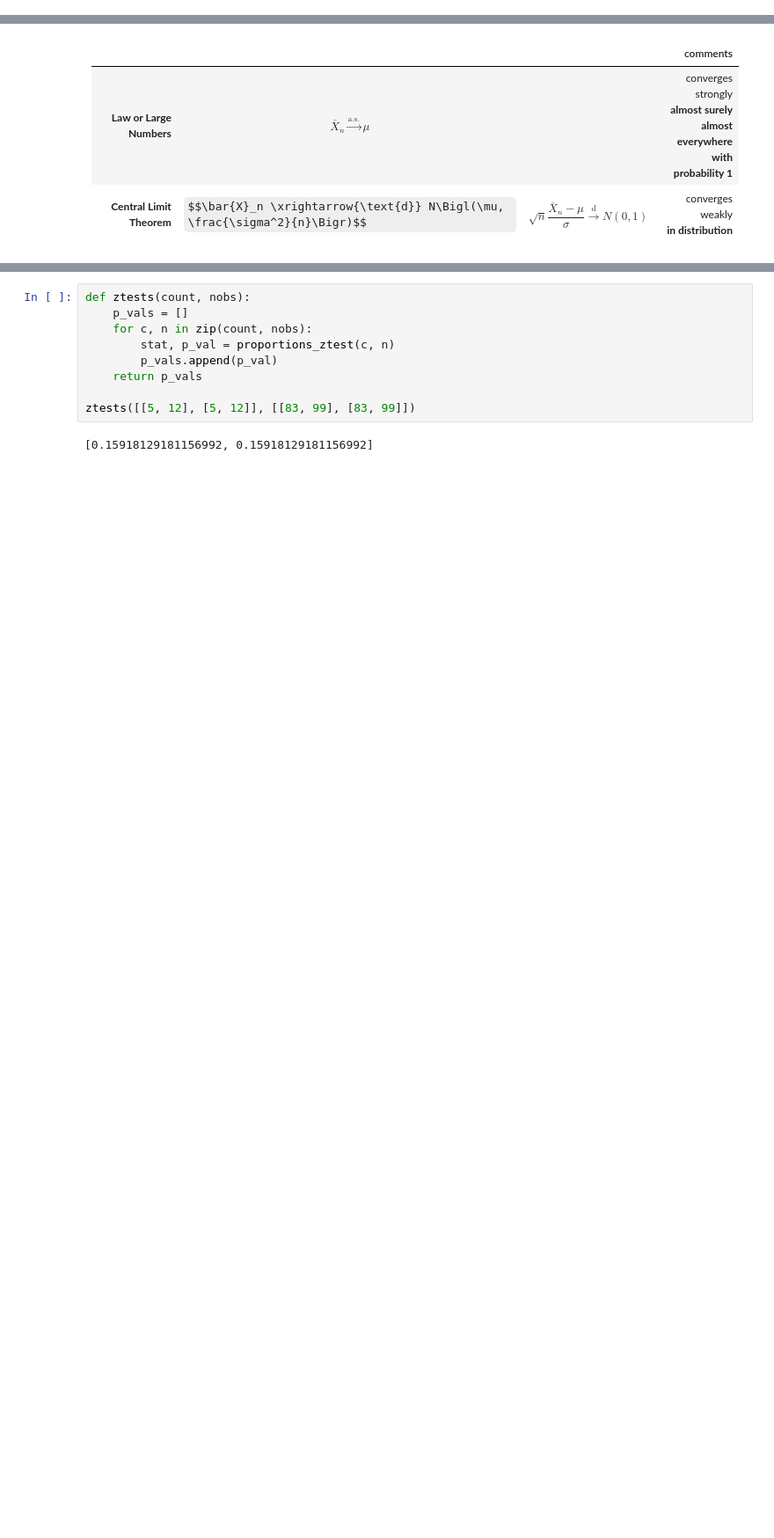
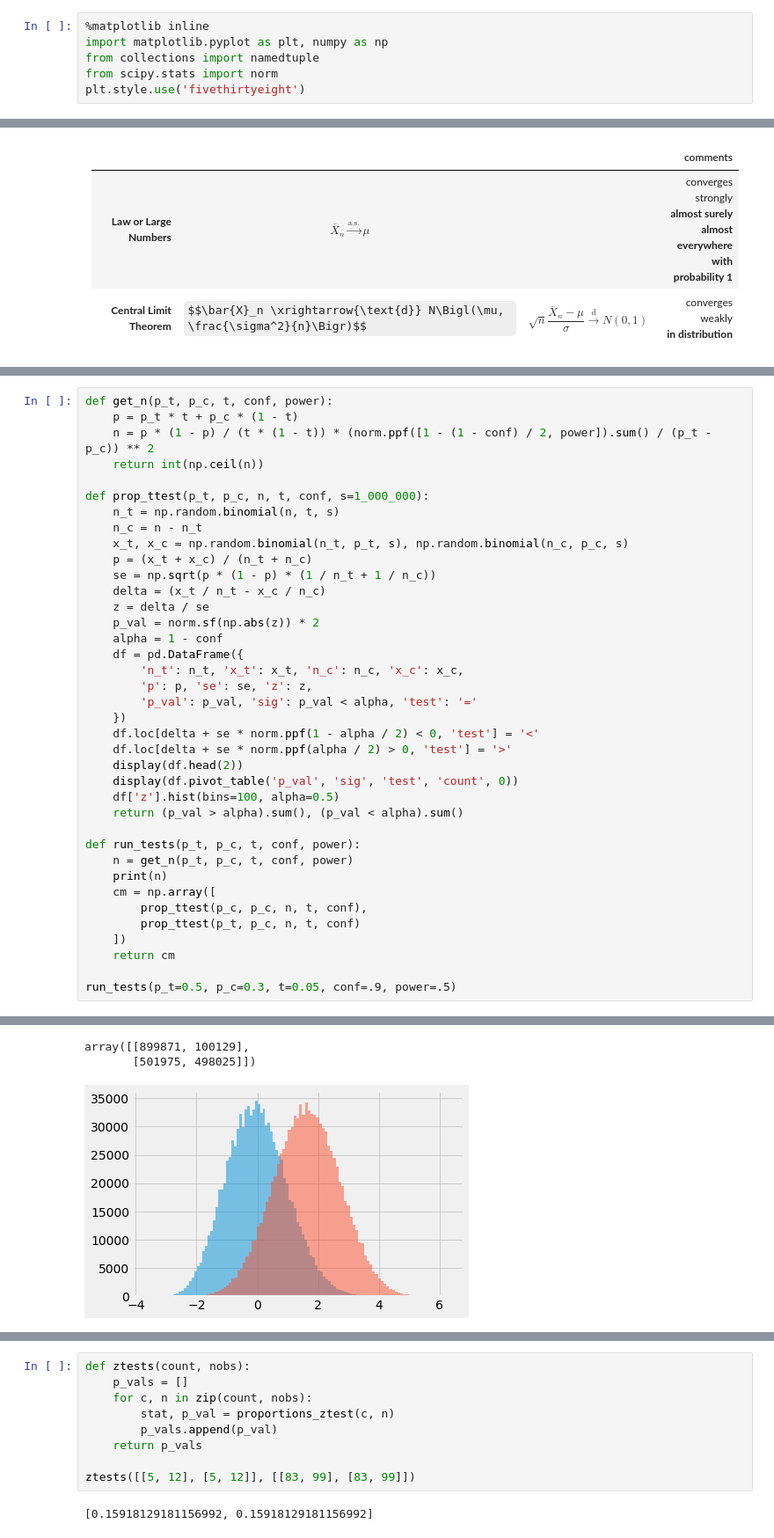
Before and after one commit to noallynoclan/colab, a Jupyter notebook: distributions.ipynb, the cells around one changed output, grey strips where cells are left out. Shown at 88% size. Drawn from its saved outputs; the diff is of its cells as text; some formulas as TeX source; blank space fills up the shorter version.

```diff
--- a/distributions.ipynb
+++ b/distributions.ipynb
@@ -2,6 +2,12 @@
 <a href="https://colab.research.google.com/github/noallynoclan/colab/blob/master/distributions.ipynb" target="_parent"><img src="https://colab.research.google.com/assets/colab-badge.svg" alt="Open In Colab"/></a>
 # %% [markdown]
 [colab](https://colab.research.google.com/drive/163C85NuF09HQWujN3IP22zahZhSsYLNI)
+# %%
+%matplotlib inline
+import matplotlib.pyplot as plt, numpy as np
+from collections import namedtuple
+from scipy.stats import norm
+plt.style.use('fivethirtyeight')
 # %% [markdown]
 ||replacements|w/o replacements|
 |-|:-:|:-:|
@@ -29,0 +44,39 @@
+# %%
+def get_n(p_t, p_c, t, conf, power):
+    p = p_t * t + p_c * (1 - t)
+    n = p * (1 - p) / (t * (1 - t)) * (norm.ppf([1 - (1 - conf) / 2, power]).sum() / (p_t - p_c)) ** 2
+    return int(np.ceil(n))
+
+def prop_ttest(p_t, p_c, n, t, conf, s=1_000_000):
+    n_t = np.random.binomial(n, t, s)
+    n_c = n - n_t
+    x_t, x_c = np.random.binomial(n_t, p_t, s), np.random.binomial(n_c, p_c, s)
+    p = (x_t + x_c) / (n_t + n_c)
+    se = np.sqrt(p * (1 - p) * (1 / n_t + 1 / n_c))
+    delta = (x_t / n_t - x_c / n_c)
+    z = delta / se
+    p_val = norm.sf(np.abs(z)) * 2
+    alpha = 1 - conf
+    df = pd.DataFrame({
+        'n_t': n_t, 'x_t': x_t, 'n_c': n_c, 'x_c': x_c,
+        'p': p, 'se': se, 'z': z,
+        'p_val': p_val, 'sig': p_val < alpha, 'test': '='
+    })
+    df.loc[delta + se * norm.ppf(1 - alpha / 2) < 0, 'test'] = '<'
+    df.loc[delta + se * norm.ppf(alpha / 2) > 0, 'test'] = '>'
+    display(df.head(2))
+    display(df.pivot_table('p_val', 'sig', 'test', 'count', 0))
+    df['z'].hist(bins=100, alpha=0.5)
+    return (p_val > alpha).sum(), (p_val < alpha).sum()
+
+def run_tests(p_t, p_c, t, conf, power):
+    n = get_n(p_t, p_c, t, conf, power)
+    print(n)
+    cm = np.array([
+        prop_ttest(p_c, p_c, n, t, conf),
+        prop_ttest(p_t, p_c, n, t, conf)
+    ])
+    return cm
+
+run_tests(p_t=0.5, p_c=0.3, t=0.05, conf=.9, power=.5)
+# %% [output]
@@ -29,0 +98,3 @@
+array([[899871, 100129],
+       [501975, 498025]])
+[figure, added]
```
Also changed, not shown: parts of 12 cells of this notebook.
